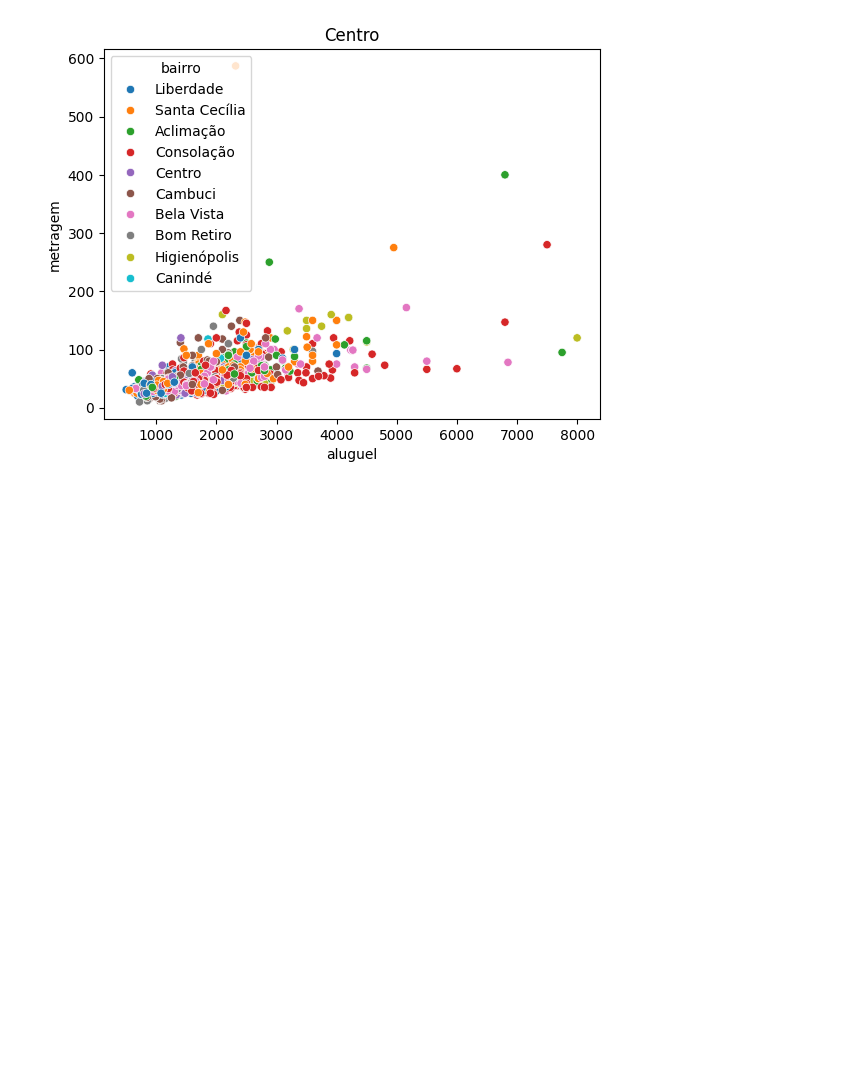
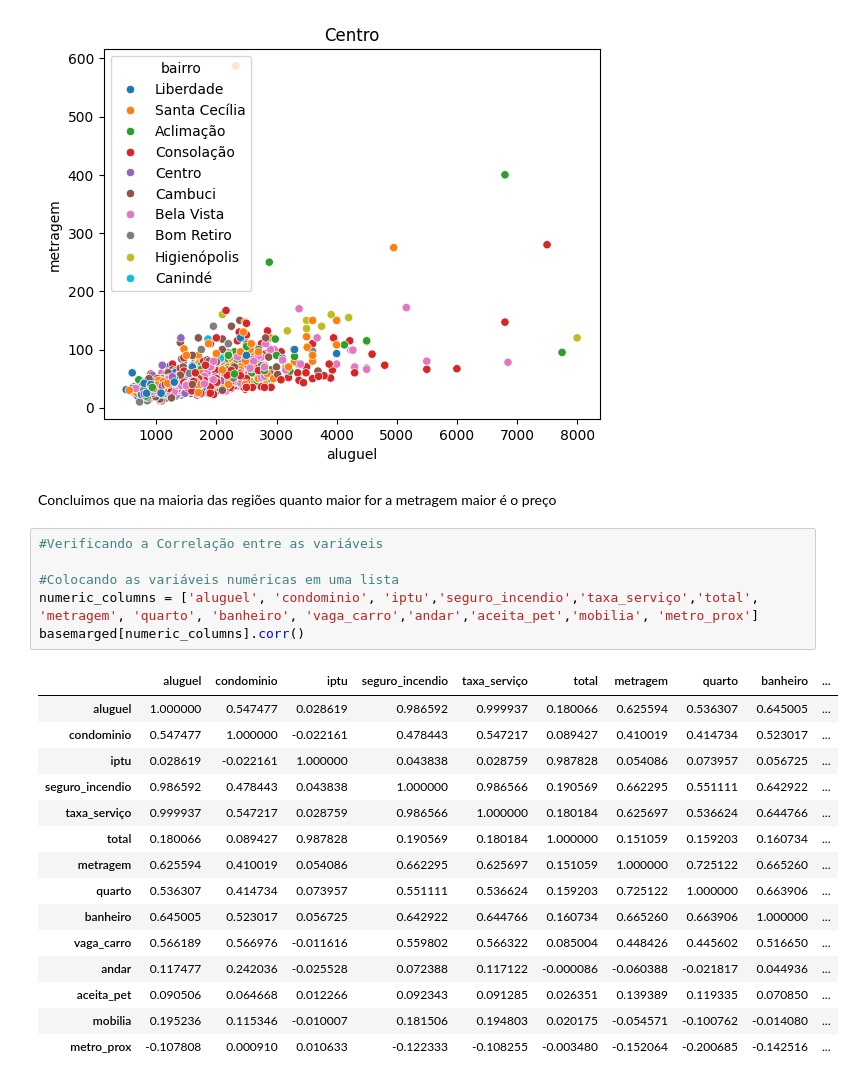
Before and after one commit to abilioepalanga/Market-Value-Predictor-Airbnb, a Jupyter notebook: main.ipynb, the cells around one changed output. Saved outputs shown, nothing was run; the diff lists cells and outputs as text; blank space fills up the shorter version.

Commit message:
Matriz de Correlação

```diff
--- a/main.ipynb
+++ b/main.ipynb
@@ -1164,3 +1164,27 @@ plt.show()
 [figure]
 [figure]
 [figure]
+# %% [markdown]
+Concluimos que na maioria das regiões quanto maior for a metragem maior é o preço
+# %%
+#Verificando a Correlação entre as variáveis
+
+#Colocando as variáveis numéricas em uma lista
+numeric_columns = ['aluguel', 'condominio', 'iptu','seguro_incendio','taxa_serviço','total', 'metragem', 'quarto', 'banheiro', 'vaga_carro','andar','aceita_pet','mobilia', 'metro_prox']
+basemarged[numeric_columns].corr()
+# %% [output]
+|  | aluguel | condominio | iptu | seguro_incendio | taxa_serviço | total | metragem | quarto | banheiro | ... |
+| aluguel | 1.000000 | 0.547477 | 0.028619 | 0.986592 | 0.999937 | 0.180066 | 0.625594 | 0.536307 | 0.645005 | ... |
+| condominio | 0.547477 | 1.000000 | -0.022161 | 0.478443 | 0.547217 | 0.089427 | 0.410019 | 0.414734 | 0.523017 | ... |
+| iptu | 0.028619 | -0.022161 | 1.000000 | 0.043838 | 0.028759 | 0.987828 | 0.054086 | 0.073957 | 0.056725 | ... |
+| seguro_incendio | 0.986592 | 0.478443 | 0.043838 | 1.000000 | 0.986566 | 0.190569 | 0.662295 | 0.551111 | 0.642922 | ... |
+| taxa_serviço | 0.999937 | 0.547217 | 0.028759 | 0.986566 | 1.000000 | 0.180184 | 0.625697 | 0.536624 | 0.644766 | ... |
+| total | 0.180066 | 0.089427 | 0.987828 | 0.190569 | 0.180184 | 1.000000 | 0.151059 | 0.159203 | 0.160734 | ... |
+| metragem | 0.625594 | 0.410019 | 0.054086 | 0.662295 | 0.625697 | 0.151059 | 1.000000 | 0.725122 | 0.665260 | ... |
+| quarto | 0.536307 | 0.414734 | 0.073957 | 0.551111 | 0.536624 | 0.159203 | 0.725122 | 1.000000 | 0.663906 | ... |
+| banheiro | 0.645005 | 0.523017 | 0.056725 | 0.642922 | 0.644766 | 0.160734 | 0.665260 | 0.663906 | 1.000000 | ... |
+| vaga_carro | 0.566189 | 0.566976 | -0.011616 | 0.559802 | 0.566322 | 0.085004 | 0.448426 | 0.445602 | 0.516650 | ... |
+| andar | 0.117477 | 0.242036 | -0.025528 | 0.072388 | 0.117122 | -0.000086 | -0.060388 | -0.021817 | 0.044936 | ... |
+| aceita_pet | 0.090506 | 0.064668 | 0.012266 | 0.092343 | 0.091285 | 0.026351 | 0.139389 | 0.119335 | 0.070850 | ... |
+| mobilia | 0.195236 | 0.115346 | -0.010007 | 0.181506 | 0.194803 | 0.020175 | -0.054571 | -0.100762 | -0.014080 | ... |
+| metro_prox | -0.107808 | 0.000910 | 0.010633 | -0.122333 | -0.108255 | -0.003480 | -0.152064 | -0.200685 | -0.142516 | ... |
```
